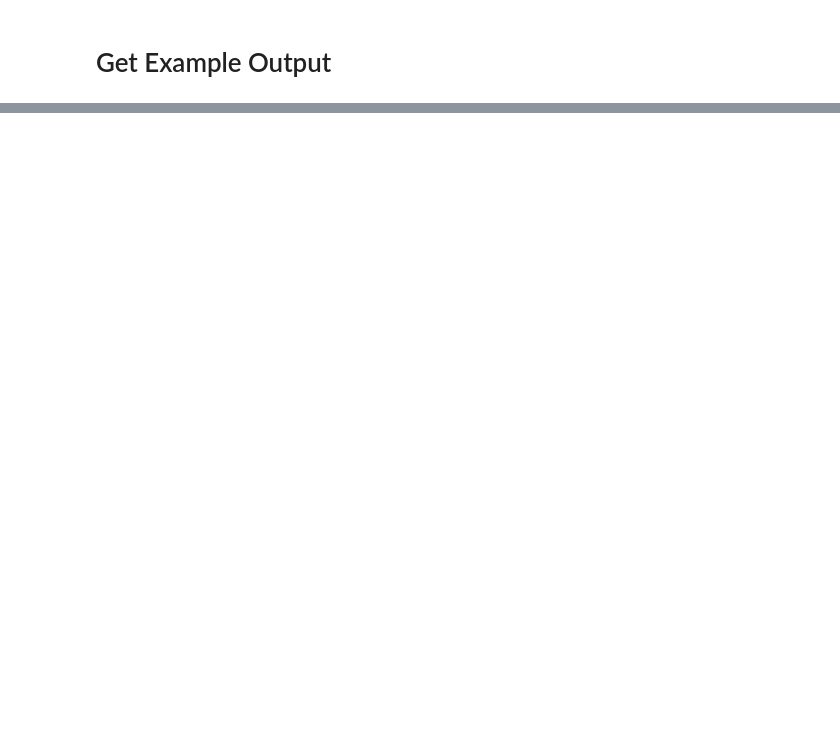
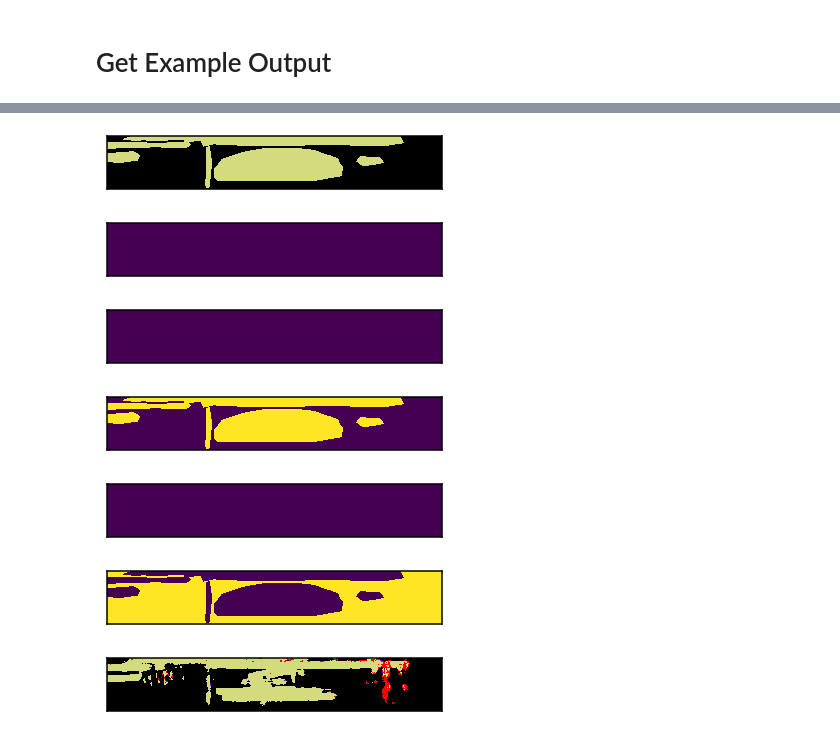
Before and after one commit to EganJ/CS4375Project, a Jupyter notebook: make_charts.ipynb, the cells around one changed output, grey strips where cells are left out. Saved outputs shown, nothing was run; the diff lists cells and outputs as text; code cells hidden in the pictures; blank space fills up the shorter version.

```diff
--- a/make_charts.ipynb
+++ b/make_charts.ipynb
@@ -144,7 +136,7 @@ def plot_predictions(probs: np.ndarray):
     nc = probs.shape[0]
     normed_lab = (np.argmax(probs, axis = 0)) / (nc - 1)
 
-    isns.imgplot(normed_lab, cmap = class_colors, vmin = 0, vmax = 1, cbar = False)
+    return isns.imgplot(normed_lab, cmap = class_colors, vmin = 0, vmax = 1, cbar = False)
 # %% [markdown]
 # Metrics
 # %%
@@ -182,0 +176,18 @@ NameError: name 'i' is not defined
+# %%
+plot_predictions(y)
+plt.show()
+plt.close()
+for i in range(dim_out):
+    plot_channel(y[i])
+# %% [output]
+[figure, added]
+[figure, added]
+[figure, added]
+[figure, added]
+[figure, added]
+[figure, added]
+# %%
+plot_predictions(member_pred)
+plt.savefig(os.path.join(res_dir, "example_output.png"))
+# %% [output]
+[figure, added]
```
Also changed, not shown: parts of 17 cells of this notebook, 13 other files.
